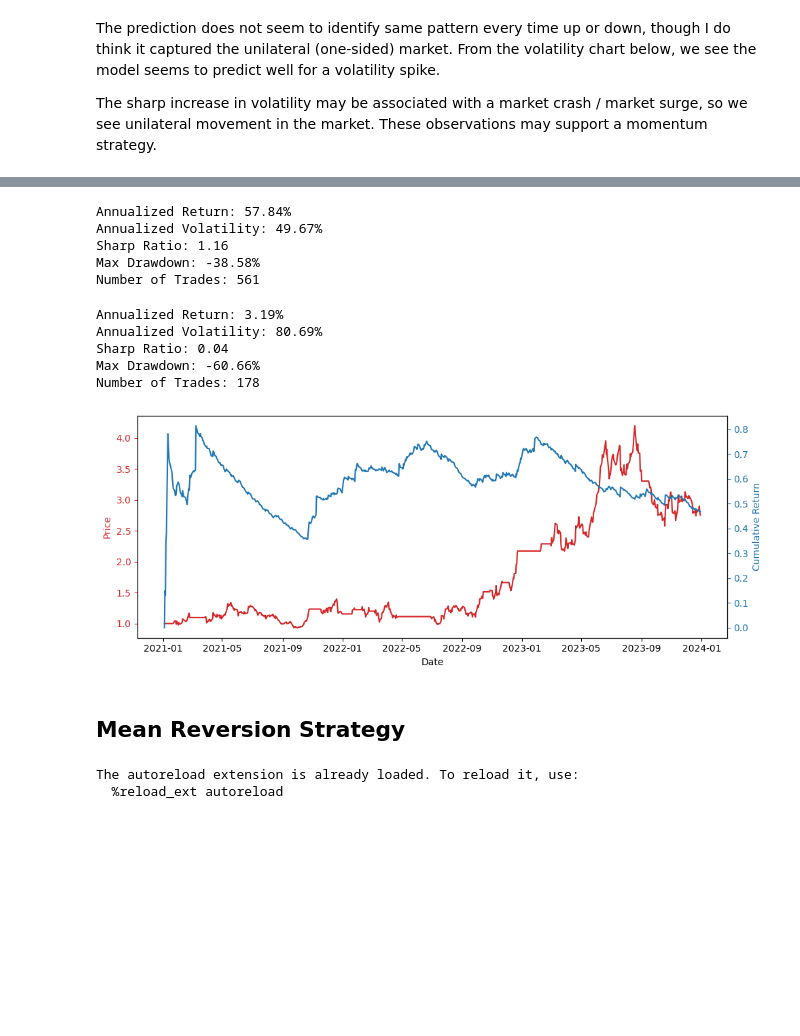
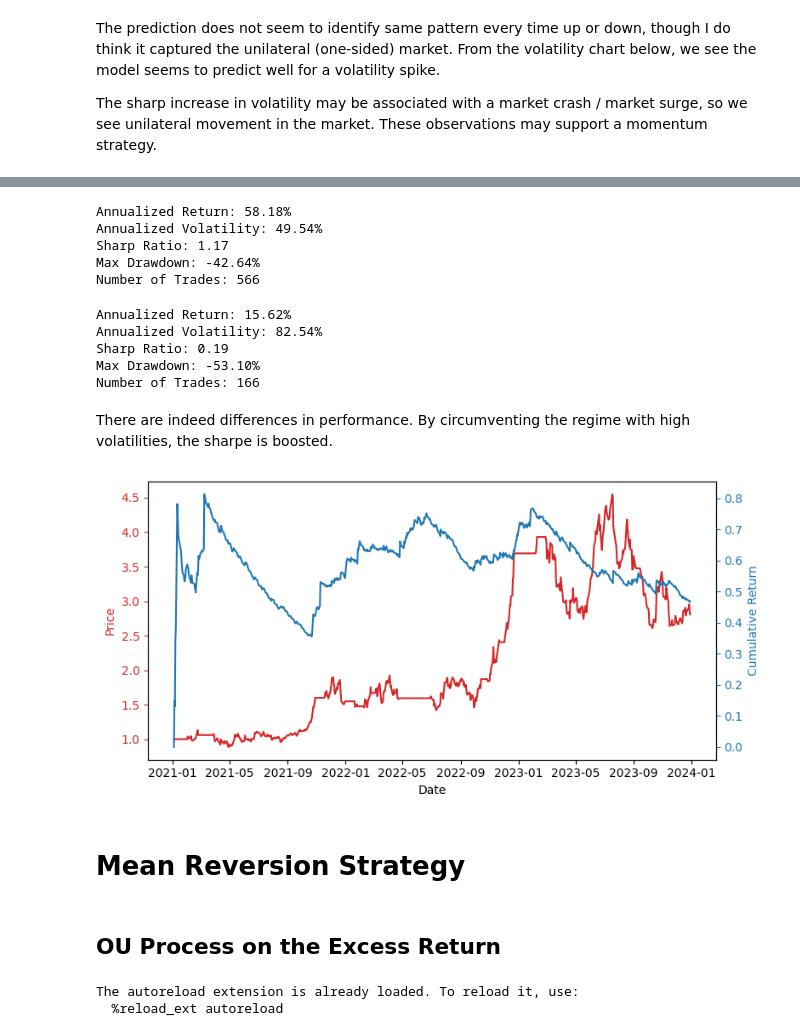
Before and after one commit to YimingZhang07/quantbullet, a Jupyter notebook: docs/research/momentum_dev.ipynb, the cells around one changed output, grey strips where cells are left out. Saved outputs shown, nothing was run; the diff lists cells and outputs as text; code cells hidden in the pictures; blank space fills up the shorter version.

Commit message:
almost complete the regime vs. momentum and mean reversion

```diff
--- a/docs/research/momentum_dev.ipynb
+++ b/docs/research/momentum_dev.ipynb
@@ -88,8 +65,8 @@ The prediction does not seem to identify same pattern every time up or down, tho
 
 The sharp increase in volatility may be associated with a market crash / market surge, so we see unilateral movement in the market. These observations may support a momentum strategy.
 # %%
-exante_vol = compute_ex_ante_volatility(test_ret)
-with set_figsize(8, 4):
-    plt.plot(exante_vol.values);
-    plt.plot(test_probs[:, 1]);
+exante_vol = qb.compute_ex_ante_volatility(test_ret)
+with set_figsize(6, 4):
+    plt.plot(exante_vol.values)
+    plt.plot(test_probs[:, 1])
 # %% [output]
@@ -102,0 +76,3 @@ plot_price_with_signal(test_price, test_momentum_signal, figsize=(8, 6));
+# %%
+momentum_signal = qb.generate_ts_momentum_signal(test_ret, 20)
+qb.plot_price_with_signal(test_price, momentum_signal, figsize=(8, 4));
@@ -105,13 +83,17 @@ plot_price_with_signal(test_price, test_momentum_signal, figsize=(8, 6));
 # %%
 if not isinstance(test_probs, pd.Series):
-    test_probs = pd.Series(test_probs[:, 1], index=test_momentum_signal.index[13:])
+    test_probs = pd.Series(test_probs[:, 1], index=momentum_signal.index[13:])
 # %%
-df = pd.DataFrame({'ts_momentum_signal': test_momentum_signal,
-                   'close': test_price,
-                   'state_probs': test_probs,
-                   'log_return': test_ret,
-                   'volatility': exante_vol,
-                   'return': np.exp(test_ret) - 1})
+df = pd.DataFrame(
+    {
+        "ts_momentum_signal": momentum_signal,
+        "close": test_price,
+        "state_probs": test_probs,
+        "log_return": test_ret,
+        "volatility": exante_vol,
+        "return": np.exp(test_ret) - 1,
+    }
+)
 # %%
 df['momentum_return'] = df['ts_momentum_signal'] * df['return']
 df['momentum_cum_return'] = (1 + df['momentum_return']).cumprod()
@@ -144,33 +112,37 @@ Number of Trades: 742
 # %%
-print_metrics(df['state_0_momentum_return'])
+qb.print_metrics(df['state_0_momentum_return'])
 # %% [output]
-Annualized Return: 57.84%
-Annualized Volatility: 49.67%
-Sharp Ratio: 1.16
-Max Drawdown: -38.58%
-Number of Trades: 561
+Annualized Return: 58.18%
+Annualized Volatility: 49.54%
+Sharp Ratio: 1.17
+Max Drawdown: -42.64%
+Number of Trades: 566
 # %%
-print_metrics(df['state_1_momentum_return'])
+qb.print_metrics(df['state_1_momentum_return'])
 # %% [output]
-Annualized Return: 3.19%
-Annualized Volatility: 80.69%
-Sharp Ratio: 0.04
-Max Drawdown: -60.66%
-Number of Trades: 178
+Annualized Return: 15.62%
+Annualized Volatility: 82.54%
+Sharp Ratio: 0.19
+Max Drawdown: -53.10%
+Number of Trades: 166
+# %% [markdown]
+There are indeed differences in performance. By circumventing the regime with high volatilities, the sharpe is boosted.
 # %%
-with set_figsize(10, 4):
-    plot_shared_x(
+with set_figsize(8, 4):
+    qb.plot_shared_x(
         df.index,
-        df['state_0_momentum_cum_return'],
-        df['volatility'],
-        xlabel='Date',
-        ylabel1='Price',
-        ylabel2='Cumulative Return',
-    );
+        df["state_0_momentum_cum_return"],
+        df["volatility"],
+        xlabel="Date",
+        ylabel1="Price",
+        ylabel2="Cumulative Return",
+    )
 # %% [output]
-[figure, old version]
+[figure, new version]
 # %% [markdown]
-## Mean Reversion Strategy
+# Mean Reversion Strategy
+# %% [markdown]
+## OU Process on the Excess Return
 # %%
 import pandas as pd
 import numpy as np
```
Also changed, not shown: parts of 46 cells of this notebook, 7 other files.
